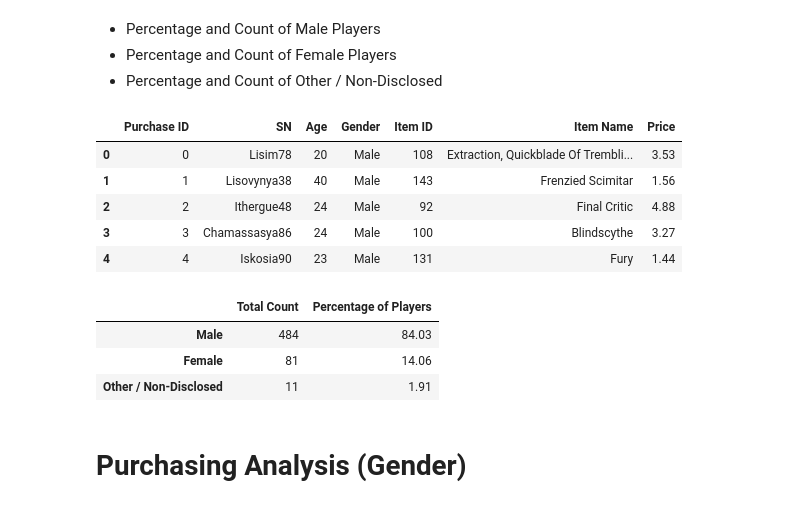
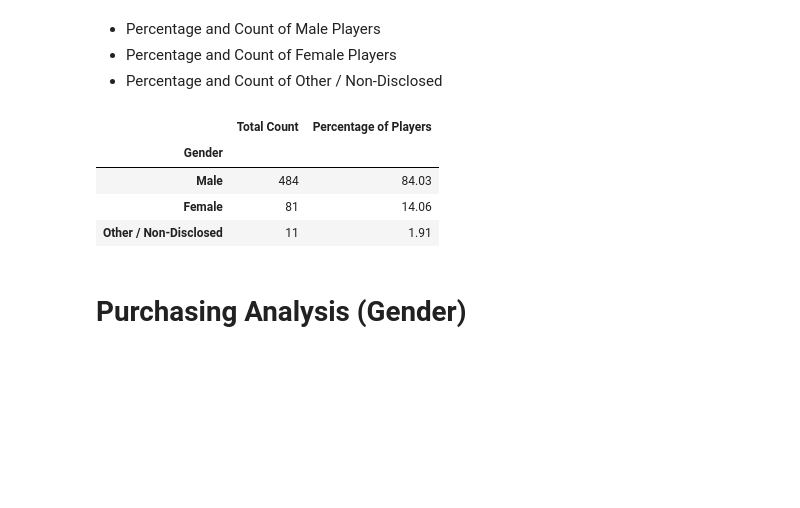
Before and after one commit to bestsmashever/UT-Data, a Jupyter notebook: HW4 - Pandas/HW 4 - Pandas.ipynb, the cells around one changed output. Saved outputs shown, nothing was run; the diff lists cells and outputs as text; code cells hidden in the pictures; blank space fills up the shorter version.

```diff
--- a/HW4 - Pandas/Pandas Assignment.ipynb
+++ b/HW4 - Pandas/HW 4 - Pandas.ipynb
@@ -60,12 +65,3 @@ pd.DataFrame([[number_of_uniuqe_items, f"${round(average_purchase_price,2)}", to
 * Percentage and Count of Male Players
 * Percentage and Count of Female Players
 * Percentage and Count of Other / Non-Disclosed
-# %%
-game_df.head()
-# %% [output]
-|  | Purchase ID | SN | Age | Gender | Item ID | Item Name | Price |
-| 0 | 0 | Lisim78 | 20 | Male | 108 | Extraction, Quickblade Of Trembli... | 3.53 |
-| 1 | 1 | Lisovynya38 | 40 | Male | 143 | Frenzied Scimitar | 1.56 |
-| 2 | 2 | Ithergue48 | 24 | Male | 92 | Final Critic | 4.88 |
-| 3 | 3 | Chamassasya86 | 24 | Male | 100 | Blindscythe | 3.27 |
-| 4 | 4 | Iskosia90 | 23 | Male | 131 | Fury | 1.44 |
@@ -81,9 +67,0 @@ percentage = [round(x / total_number_of_players*100, 2) for x in sex_count]
-# %%
-# display result
-pd.DataFrame({"Total Count": sex_count, "Percentage of Players": percentage},
-             index=["Male", "Female", "Other / Non-Disclosed"])
-# %% [output]
-|  | Total Count | Percentage of Players |
-| Male | 484 | 84.03 |
-| Female | 81 | 14.06 |
-| Other / Non-Disclosed | 11 | 1.91 |
@@ -90,3 +71,24 @@ pd.DataFrame({"Total Count": sex_count, "Percentage of Players": percentage},
+# %%
+# make a dataframe
+gd_df = pd.DataFrame({
+    "Total Count": grouped_game_df["SN"].nunique(),
+    "Percentage of Players": grouped_game_df["SN"].nunique() / total_number_of_players * 100
+})
+
+# format the "Percentage of Players" column
+gd_df["Percentage of Players"] = gd_df["Percentage of Players"].map("{:.2f}".format)
+
+# sort the dataframe
+sorted_gd_df = gd_df.sort_values(by="Total Count", ascending=False)
+# %%
+# display the result
+sorted_gd_df
+# %% [output]
+|  | Total Count | Percentage of Players |
+| Gender |  |  |
+| Male | 484 | 84.03 |
+| Female | 81 | 14.06 |
+| Other / Non-Disclosed | 11 | 1.91 |
 # %% [markdown]
 # Purchasing Analysis (Gender)
 # %% [markdown]
```
Also changed, not shown: parts of 23 cells of this notebook.
